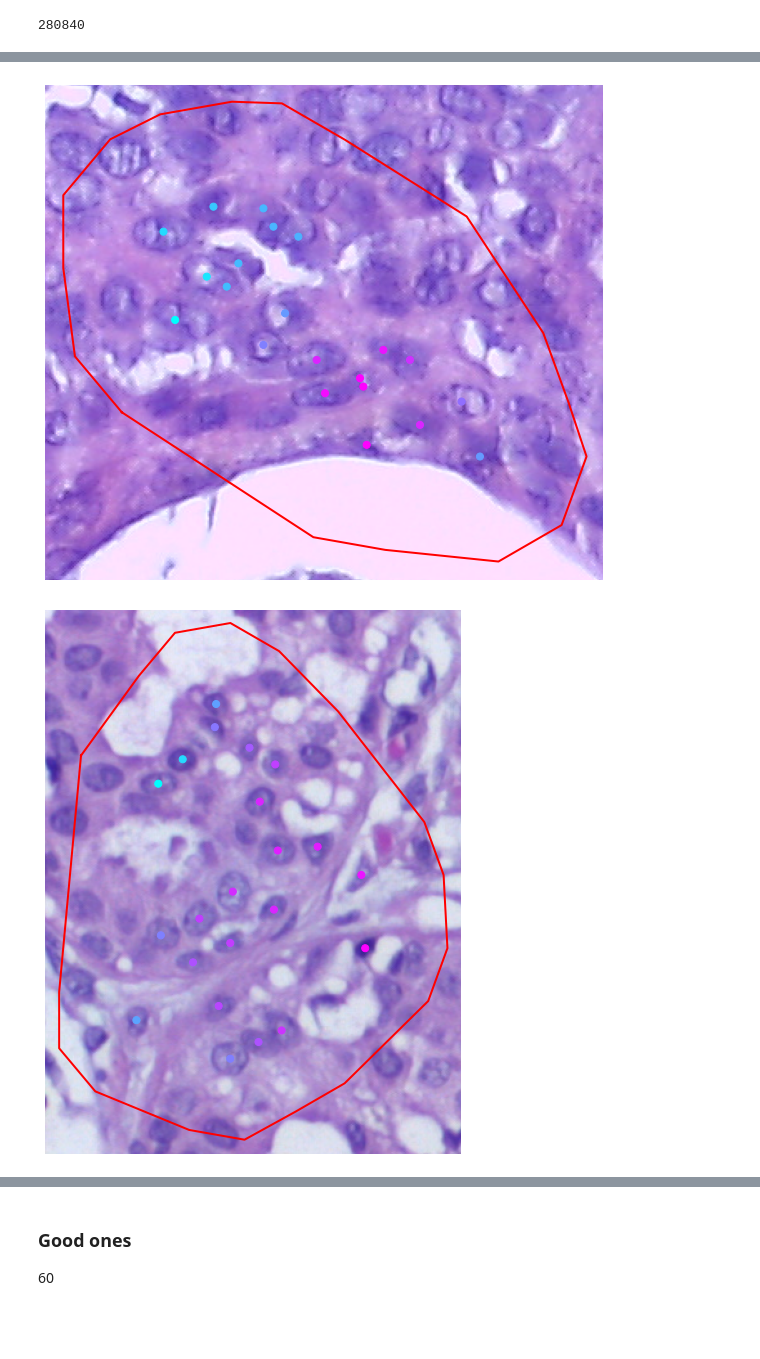
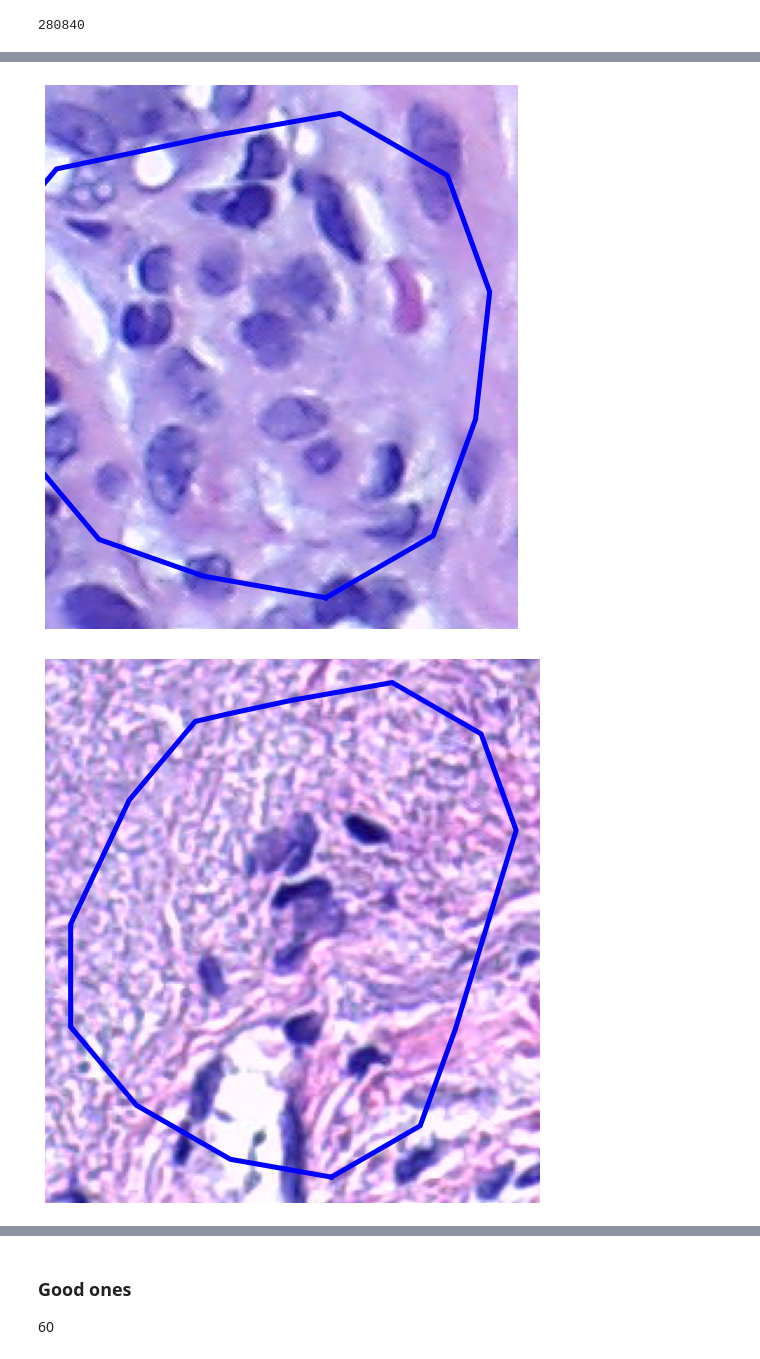
Before and after one commit to A-F-V/XAI-Cancer-Diagnosis, a Jupyter notebook: notebooks/explainability/GCExplainer.ipynb, the cells around one changed output, grey strips where cells are left out. Cells and saved outputs as stored; diff of their text form; code cells hidden in the pictures; blank space fills up the shorter version.

Commit message:
Save before anything goes wrong

```diff
--- a/notebooks/explainability/GCExplainer.ipynb
+++ b/notebooks/explainability/GCExplainer.ipynb
@@ -550,12 +555,12 @@ def generate_k_concepts(model,train_loader,k):
 # DISCOVER CONCEPTS
 
 from tqdm import tqdm
-from scipy.cluster.vq import kmeans
+from sklearn.cluster import KMeans,MiniBatchKMeans
 import numpy as np
 
 raw_activations = torch.zeros(0,32)
 
-k = 80
+k = 32
 
 for batch in tqdm(train_loader):
     model(batch.x,batch.edge_index,batch.batch)
@@ -574,7 +579,7 @@ def whiten(obs):
     return (obs - mu)/sigma
 
 obs_white = whiten(obs)
-means,_ = kmeans(obs_white,k_or_guess=k)
+means = MiniBatchKMeans(n_clusters=k,batch_size=10000).fit(obs_white).cluster_centers_
 # %% [output]
 280840
 # %%
@@ -690,7 +695,7 @@ print(disect_concept_graph(cg,min_subgraph_size=10))
 exemplary_concept_graphs = [[] for i in range(k)]
 
 for i,graph in tqdm(enumerate(train_loader),total=len(train_loader)):
-    sub_graphs = disect_concept_graph(activation_graph_to_concept_graph(graph[0],means,k),min_subgraph_size=20)
+    sub_graphs = disect_concept_graph(activation_graph_to_concept_graph(graph[0],means,k),min_subgraph_size=5)
     for sg in sub_graphs:
         exemplary_concept_graphs[sg.concept].append(sg)
 # %%
@@ -736,15 +741,15 @@ print(len(exemplary_concept_graphs_final))
 def score_subgraph(sg,mean):
     dists = ((sg.activation - mean)**2).sum(dim=1)
     assert len(dists)==len(sg.activation)
-    return dists.mean()
+    return dists.median()
 
 for cons in tqdm(range(k)):
 
-    only_supporting_graphs = list(filter(lambda g: g.y== p_class_given_concept[cons].argmax(),exemplary_concept_graphs[cons]))
-    if len(only_supporting_graphs)==0:
-        print(cons,p_class_given_concept[cons].argmax(),list(map(lambda x: x.y, exemplary_concept_graphs[cons])))
-    best_examples = sieve_graph_id(sorted(map(lambda x:(score_subgraph(x,means[cons]),x),only_supporting_graphs),key=lambda x:x[0]))
+    #only_supporting_graphs = list(filter(lambda g: g.y== p_class_given_concept[cons].argmax(),exemplary_concept_graphs[cons]))
+    #if len(only_supporting_graphs)==0:
+    #    print(cons,p_class_given_concept[cons].argmax(),list(map(lambda x: x.y, exemplary_concept_graphs[cons])))
+    best_examples = sieve_graph_id(sorted(map(lambda x:(score_subgraph(x,means[cons]),x),exemplary_concept_graphs[cons]),key=lambda x:x[0]))
 
-    best_examples = best_examples[:min(5,len(best_examples))]
+    best_examples = best_examples[:min(3,len(best_examples))]
     exemplary_concept_graphs_final[cons] = best_examples
 # %% [output]
@@ -756,12 +782,16 @@ print(list(map(len,exemplary_concept_graphs_final)))
 # %%
 
 bach_source=  os.path.join(parent, 'data', 'processed', 'BACH_TRAIN')
-def visualise_bach_subgraph(sg,crop=True,save=False,save_loc=None):
-
+def bach_img_loc(img_id):
     img_id = sg.graph_id
     b = BACH(bach_source)
     b.ids= list(range(1,401))
     img_path = b.original_image_paths[img_id-1]
+    return img_path
+
+def visualise_bach_subgraph(sg,crop=True,save=False,save_loc=None):
+
+    img_path = bach_img_loc(sg.graph_id)
     visualise_concept_subgraph(sg,img_path,means,crop=crop,save=save,save_loc=save_loc)
 # %%
 from src.datasets.BACH import BACH, _id_to_path
@@ -805,34 +835,34 @@ def visualise_concept_subgraph(sg,image_loc,concept_means,crop=True,save=False,s
     height = (height-height.min())/(height.max()-height.min())
     colours = cm.cool(height)
 
     f = plt.figure(figsize=(10,10))
     plt.axis('off')
-    plt.plot(points[:,0].numpy(),points[:,1].numpy(),'r-',lw=2)
-    plt.scatter(centres[:,0].numpy(),centres[:,1].numpy(),c =colours,s=50)
+    plt.plot(points[:,0].numpy(),points[:,1].numpy(),'b-',lw=5)
+    #plt.scatter(centres[:,0].numpy(),centres[:,1].numpy(),c =colours,s=50)
     if(crop):
         padding = 10
         xmin = int(max((points[:,0].numpy()-padding).min(),0))
         xmax = int(min((points[:,0].numpy()+padding).max(),img.shape[1]))
         ymin = int(max((points[:,1].numpy()-padding).min(),0))
         y_max = int(min((points[:,1].numpy()+padding).max(),img.shape[0]))
         plt.xlim(xmin,xmax)
         plt.ylim(ymin,y_max)
 
     plt.imshow(img)
 
     if(save and save_loc is not None):
         plt.savefig(save_loc)
         plt.close(f)
 
 
 
     # Convert convex hull shape to shape object PIL
     # Fill shape and use as mask to place over image.
     # Colour border by concept number
 
 i = 19
 for j in range(3):
     visualise_bach_subgraph(exemplary_concept_graphs_final[i][j],crop = True)
 # %% [output]
-[figure, old version]
+[figure, new version]
-[figure, old version]
+[figure, new version]
```
Also changed, not shown: parts of 20 cells of this notebook, 1 other file.
